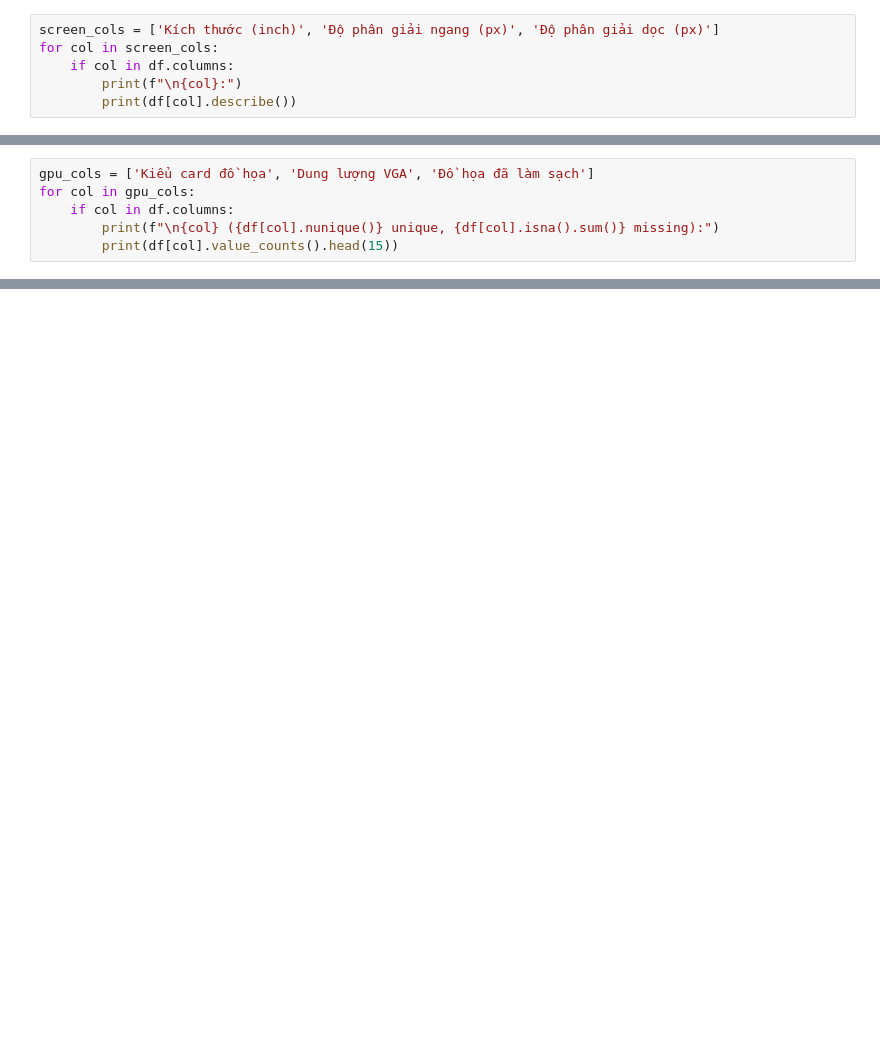
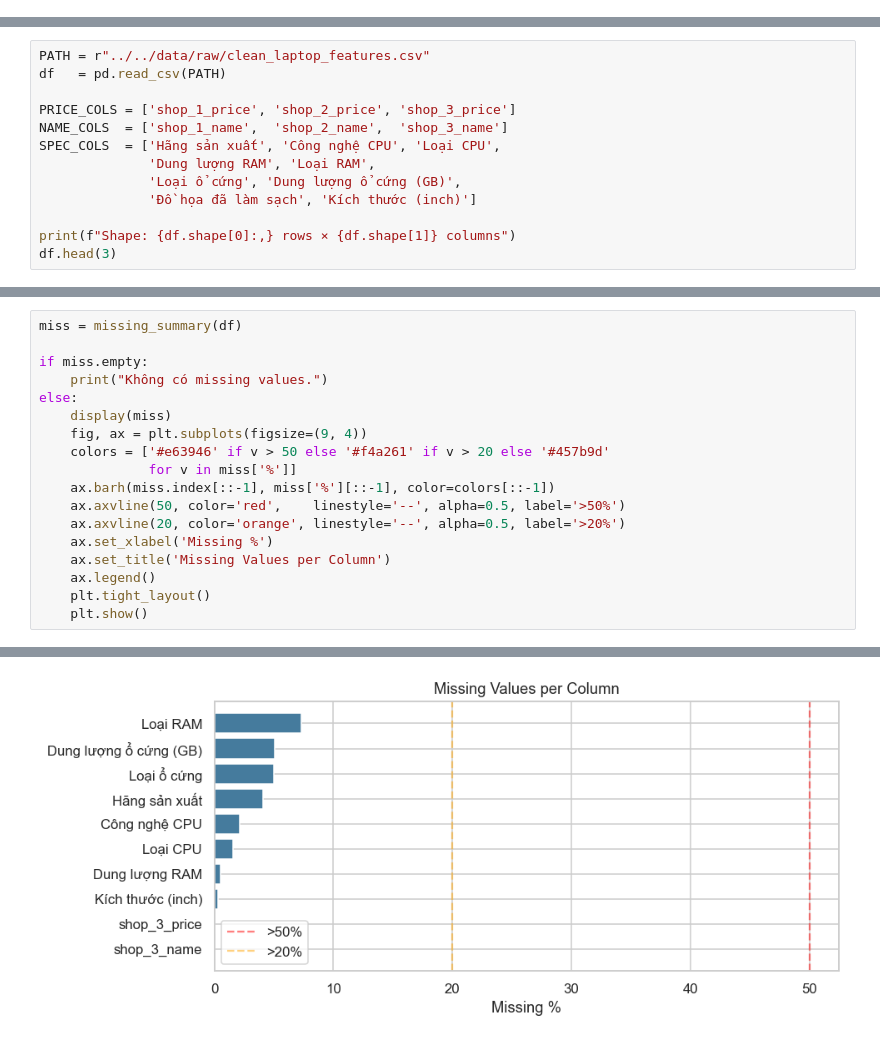
Before and after one commit to thisYui/Laptop-Price-Prediction, a Jupyter notebook: notebooks/data/01b_websach_inspection.ipynb, the cells around one changed output, grey strips where cells are left out. Saved outputs shown, nothing was run; the diff lists cells and outputs as text; blank space fills up the shorter version.

```diff
--- a/notebooks/data/01b_websach_inspection.ipynb
+++ b/notebooks/data/01b_websach_inspection.ipynb
@@ -734,6 +0,0 @@ Name: count, dtype: int64
-# %%
-screen_cols = ['Kích thước (inch)', 'Độ phân giải ngang (px)', 'Độ phân giải dọc (px)']
-for col in screen_cols:
-    if col in df.columns:
-        print(f"\n{col}:")
-        print(df[col].describe())
@@ -793,6 +0,0 @@ Name: count, dtype: int64
-# %%
-gpu_cols = ['Kiểu card đồ họa', 'Dung lượng VGA', 'Đồ họa đã làm sạch']
-for col in gpu_cols:
-    if col in df.columns:
-        print(f"\n{col} ({df[col].nunique()} unique, {df[col].isna().sum()} missing):")
-        print(df[col].value_counts().head(15))
@@ -1000,0 +63,13 @@ print(f"   Rows hoàn chỉnh (0 missing): {n_complete:,} / {len(df):,} ({n_comp
+# %%
+PATH = r"../../data/raw/clean_laptop_features.csv"
+df   = pd.read_csv(PATH)
+
+PRICE_COLS = ['shop_1_price', 'shop_2_price', 'shop_3_price']
+NAME_COLS  = ['shop_1_name',  'shop_2_name',  'shop_3_name']
+SPEC_COLS  = ['Hãng sản xuất', 'Công nghệ CPU', 'Loại CPU',
+              'Dung lượng RAM', 'Loại RAM',
+              'Loại ổ cứng', 'Dung lượng ổ cứng (GB)',
+              'Đồ họa đã làm sạch', 'Kích thước (inch)']
+
+print(f"Shape: {df.shape[0]:,} rows × {df.shape[1]} columns")
+df.head(3)
@@ -1000,0 +180,19 @@ print(f"   Rows hoàn chỉnh (0 missing): {n_complete:,} / {len(df):,} ({n_comp
+# %%
+miss = missing_summary(df)
+
+if miss.empty:
+    print("Không có missing values.")
+else:
+    display(miss)
+    fig, ax = plt.subplots(figsize=(9, 4))
+    colors = ['#e63946' if v > 50 else '#f4a261' if v > 20 else '#457b9d'
+              for v in miss['%']]
+    ax.barh(miss.index[::-1], miss['%'][::-1], color=colors[::-1])
+    ax.axvline(50, color='red',    linestyle='--', alpha=0.5, label='>50%')
+    ax.axvline(20, color='orange', linestyle='--', alpha=0.5, label='>20%')
+    ax.set_xlabel('Missing %')
+    ax.set_title('Missing Values per Column')
+    ax.legend()
+    plt.tight_layout()
+    plt.show()
+# %% [output]
@@ -1000,0 +210 @@ print(f"   Rows hoàn chỉnh (0 missing): {n_complete:,} / {len(df):,} ({n_comp
+[figure, added]
```
Also changed, not shown: parts of 99 cells of this notebook, 2 other files.
